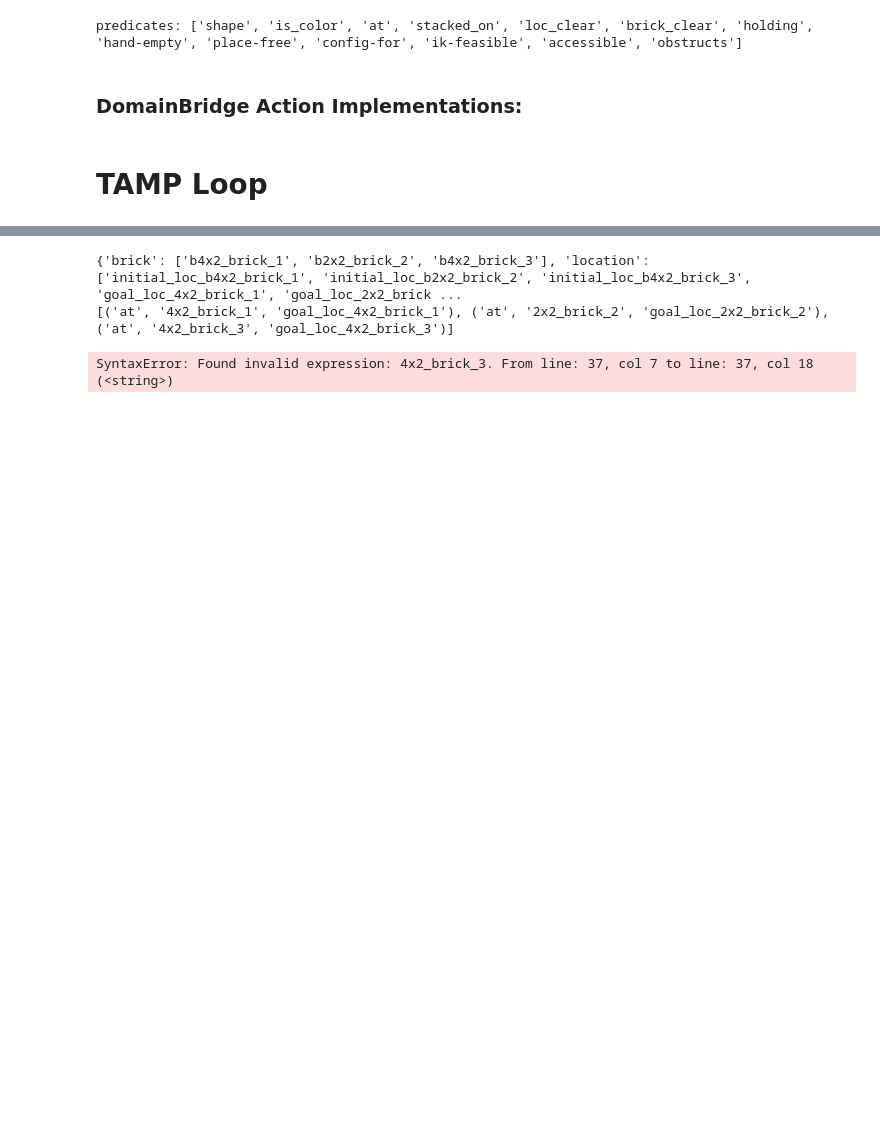
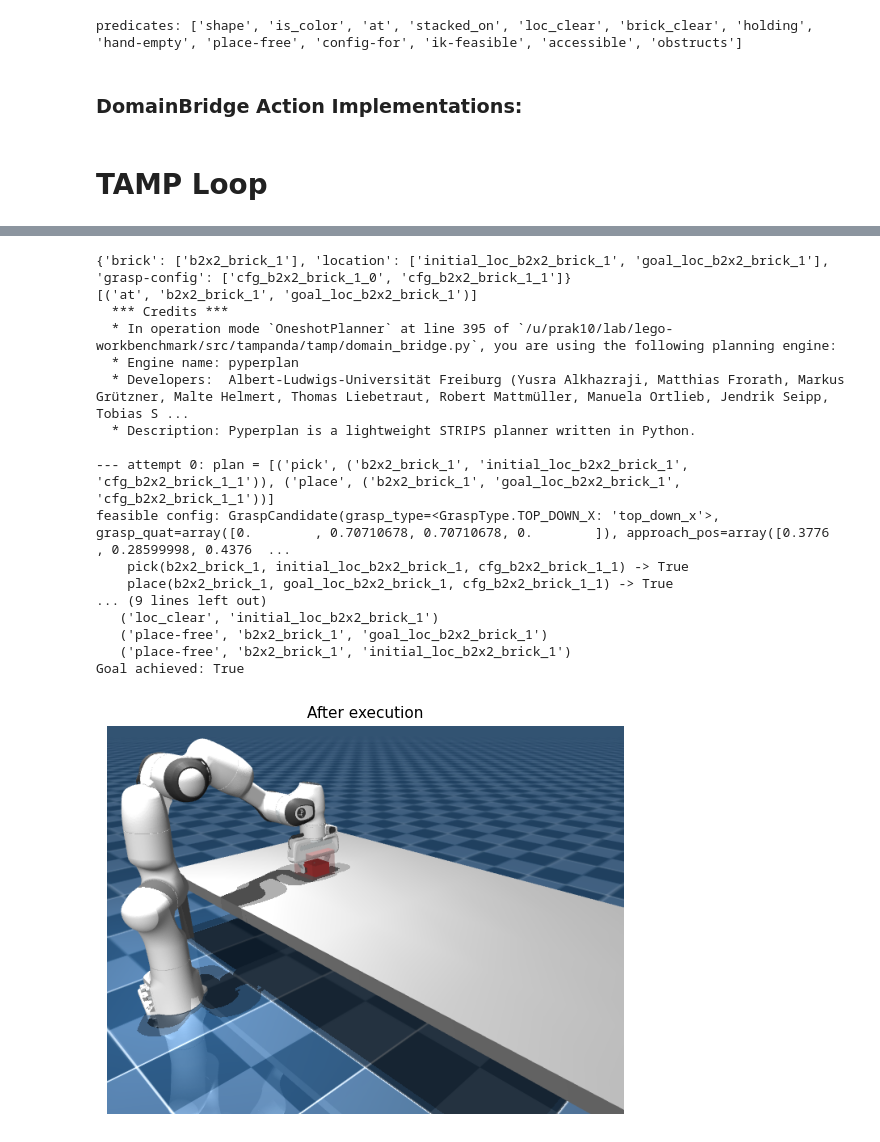
Before and after one commit to maxazv/lego-workbenchmark, a Jupyter notebook: src/assembly_blocks.ipynb, the cells around one changed output, grey strips where cells are left out. Drawn from its saved outputs; the diff is of its cells as text; code cells hidden in the pictures; blank space fills up the shorter version.

```diff
--- a/src/assembly_blocks.ipynb
+++ b/src/assembly_blocks.ipynb
@@ -487,26 +511,45 @@ true facts:
 # %%
 viewer = env.launch_viewer()
 print(OBJECTS)
 print(GOALS)
 for i in range(4):
     plan = bridge.plan(OBJECTS, GOALS)
     print(f"--- attempt {i}: plan = {plan}")
     if plan is None:
         continue
 
     for action, params in plan:
         success, delta = bridge.execute_action(action, *params)
         print(f"    {action}({', '.join(params)}) -> {success}")
         if not success:
             break
 
-    if eval_at(env, {}, "block_0", "loc_goal"):
+    state = bridge.ground_state(OBJECTS)
+    print("true facts after attempt", i+1, ":")
+    for k in sorted(k for k, v in state.items() if v): print("  ", k)
+
+    if all(state.get(g, False) for g in GOALS):
         break
 
 final = bridge.ground_state(OBJECTS)
 print("Goal achieved:", all(final.get(g, False) for g in GOALS))
 show_scene(env, "After execution")
 # %% [output]
-{'brick': ['b4x2_brick_1', 'b2x2_brick_2', 'b4x2_brick_3'], 'location': ['initial_loc_b4x2_brick_1', 'initial_loc_b2x2_brick_2', 'initial_loc_b4x2_brick_3', 'goal_loc_4x2_brick_1', 'goal_loc_2x2_brick ...
-[('at', '4x2_brick_1', 'goal_loc_4x2_brick_1'), ('at', '2x2_brick_2', 'goal_loc_2x2_brick_2'), ('at', '4x2_brick_3', 'goal_loc_4x2_brick_3')]
+{'brick': ['b2x2_brick_1'], 'location': ['initial_loc_b2x2_brick_1', 'goal_loc_b2x2_brick_1'], 'grasp-config': ['cfg_b2x2_brick_1_0', 'cfg_b2x2_brick_1_1']}
+[('at', 'b2x2_brick_1', 'goal_loc_b2x2_brick_1')]
+  *** Credits ***
+  * In operation mode `OneshotPlanner` at line 395 of `/u/prak10/lab/lego-workbenchmark/src/tampanda/tamp/domain_bridge.py`, you are using the following planning engine:
+  * Engine name: pyperplan
+  * Developers:  Albert-Ludwigs-Universität Freiburg (Yusra Alkhazraji, Matthias Frorath, Markus Grützner, Malte Helmert, Thomas Liebetraut, Robert Mattmüller, Manuela Ortlieb, Jendrik Seipp, Tobias S ...
+  * Description: Pyperplan is a lightweight STRIPS planner written in Python.
+
+--- attempt 0: plan = [('pick', ('b2x2_brick_1', 'initial_loc_b2x2_brick_1', 'cfg_b2x2_brick_1_1')), ('place', ('b2x2_brick_1', 'goal_loc_b2x2_brick_1', 'cfg_b2x2_brick_1_1'))]
+feasible config: GraspCandidate(grasp_type=<GraspType.TOP_DOWN_X: 'top_down_x'>, grasp_quat=array([0.        , 0.70710678, 0.70710678, 0.        ]), approach_pos=array([0.3776    , 0.28599998, 0.4376  ...
+    pick(b2x2_brick_1, initial_loc_b2x2_brick_1, cfg_b2x2_brick_1_1) -> True
+    place(b2x2_brick_1, goal_loc_b2x2_brick_1, cfg_b2x2_brick_1_1) -> True
+... (9 lines left out)
+   ('loc_clear', 'initial_loc_b2x2_brick_1')
+   ('place-free', 'b2x2_brick_1', 'goal_loc_b2x2_brick_1')
+   ('place-free', 'b2x2_brick_1', 'initial_loc_b2x2_brick_1')
+Goal achieved: True
-SyntaxError: Found invalid expression: 4x2_brick_3. From line: 37, col 7 to line: 37, col 18 (<string>)
+[figure, added]
```
Also changed, not shown: parts of 8 cells of this notebook, 2 other files.
